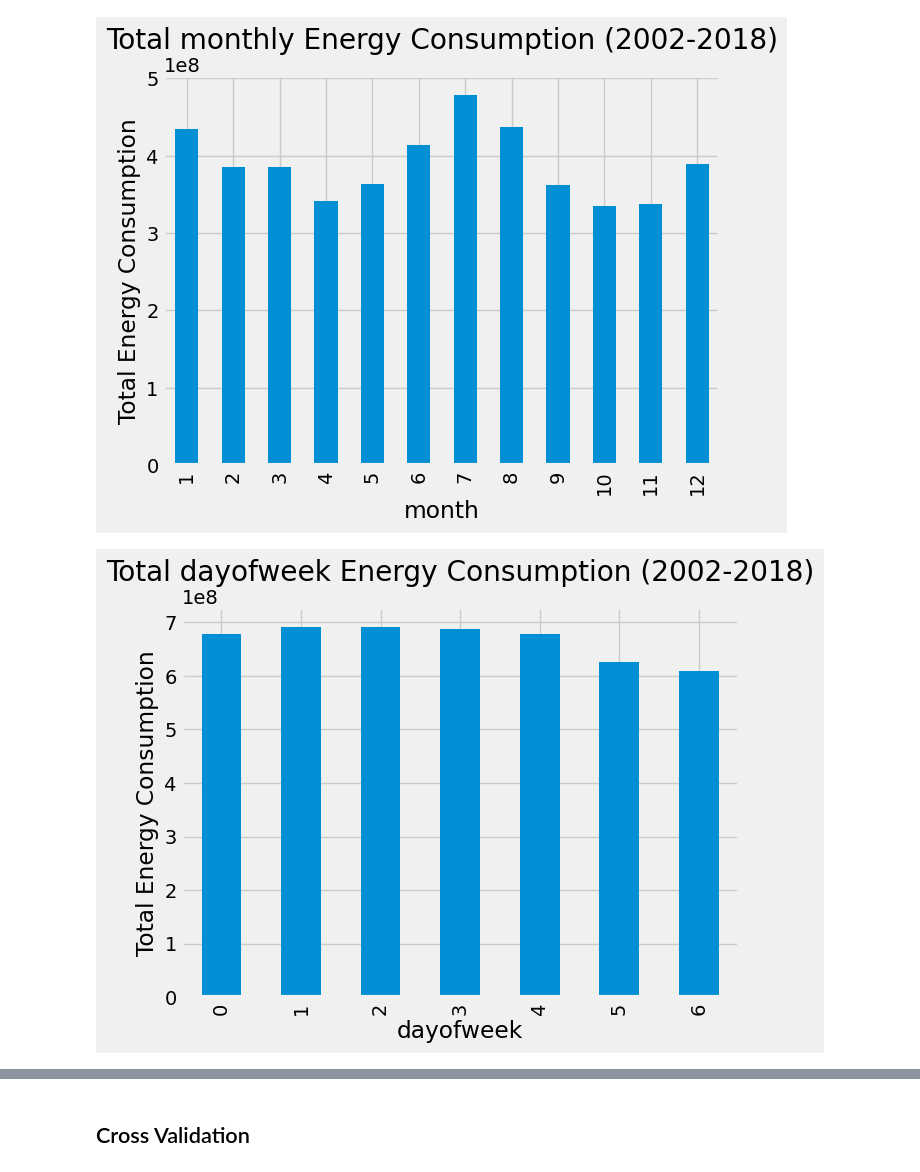
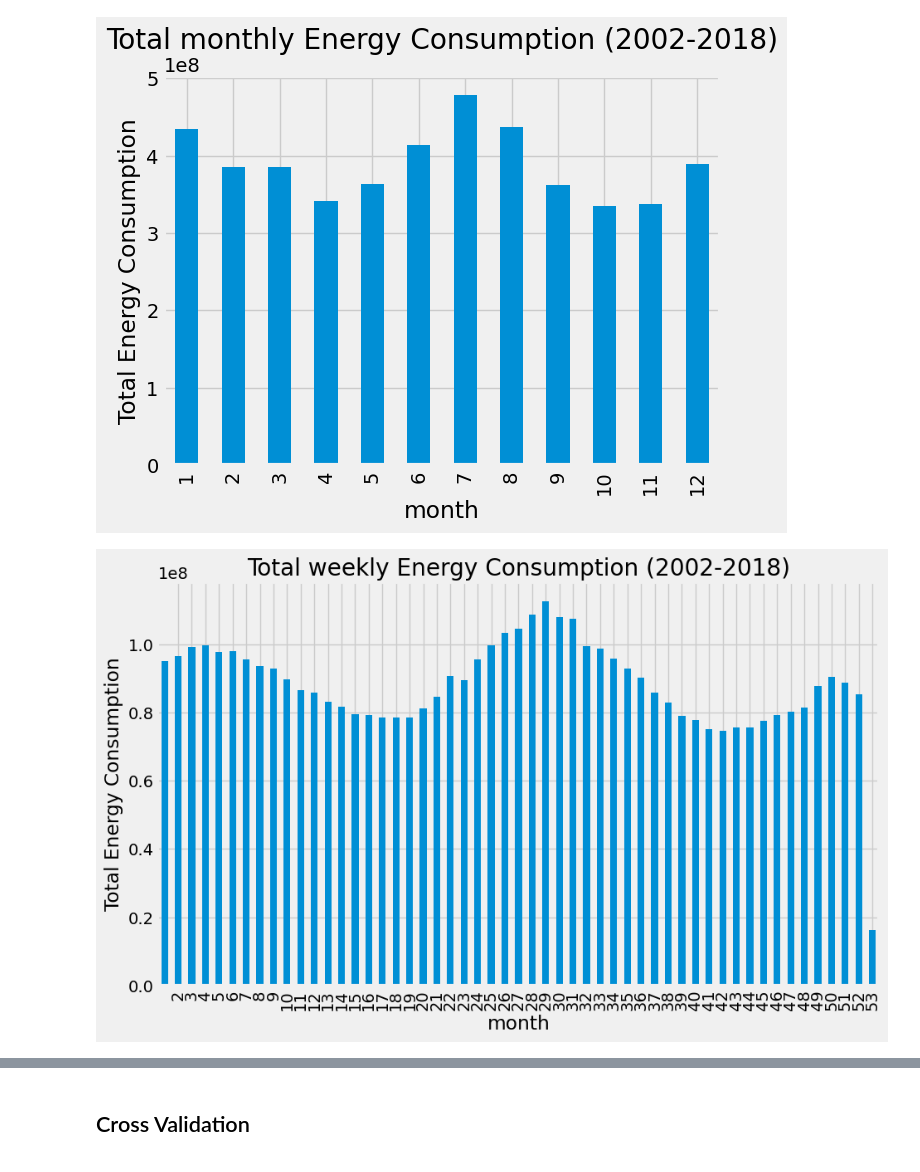
Before and after one commit to OrestisVaggelis/Energy-Consumption-Forecasting, a Jupyter notebook: EnergyConsumption.ipynb, the cells around one changed output, grey strips where cells are left out. Drawn from its saved outputs; the diff is of its cells as text; code cells hidden in the pictures.

```diff
--- a/EnergyConsumption.ipynb
+++ b/EnergyConsumption.ipynb
@@ -41,7 +41,7 @@ from sklearn.metrics import mean_squared_error
 # %% [markdown]
 # Loading Dataset <a name="2"> </a>
 # %%
-df = pd.read_csv('/Users/orestisvaggelis/Desktop/Projects/Εργασίες/Energy Consumption/archive/PJME_hourly.csv')
+df = pd.read_csv('.data/PJME_hourly.csv')
 # %% [markdown]
 Sort by Datetime
 # %%
@@ -334,12 +305,13 @@ plt.show()
 # %% [output]
 [figure]
 # %%
-#0 is Monday and 6 is Sunday
-tdayofweek_energy = df1.groupby('dayofweek')['PJME_MW'].sum()
-tdayofweek_energy.plot(kind='bar')
-plt.title('Total dayofweek Energy Consumption (2002-2018)')
-plt.xlabel('dayofweek')
+tyeekly_energy = df1.groupby('weekofyear')['PJME_MW'].sum()
+plt.figure(figsize=(10, 6))  # Increased figure width for a wider plot
+tyeekly_energy.plot(kind='bar')
+plt.title('Total weekly Energy Consumption (2002-2018)')
+plt.xlabel('month')
+plt.xticks(range(1, 53))
 plt.ylabel('Total Energy Consumption')
 plt.show()
 # %% [output]
-[figure, old version]
+[figure, new version]
```
Also changed, not shown: parts of 21 cells of this notebook, 2 other files.
